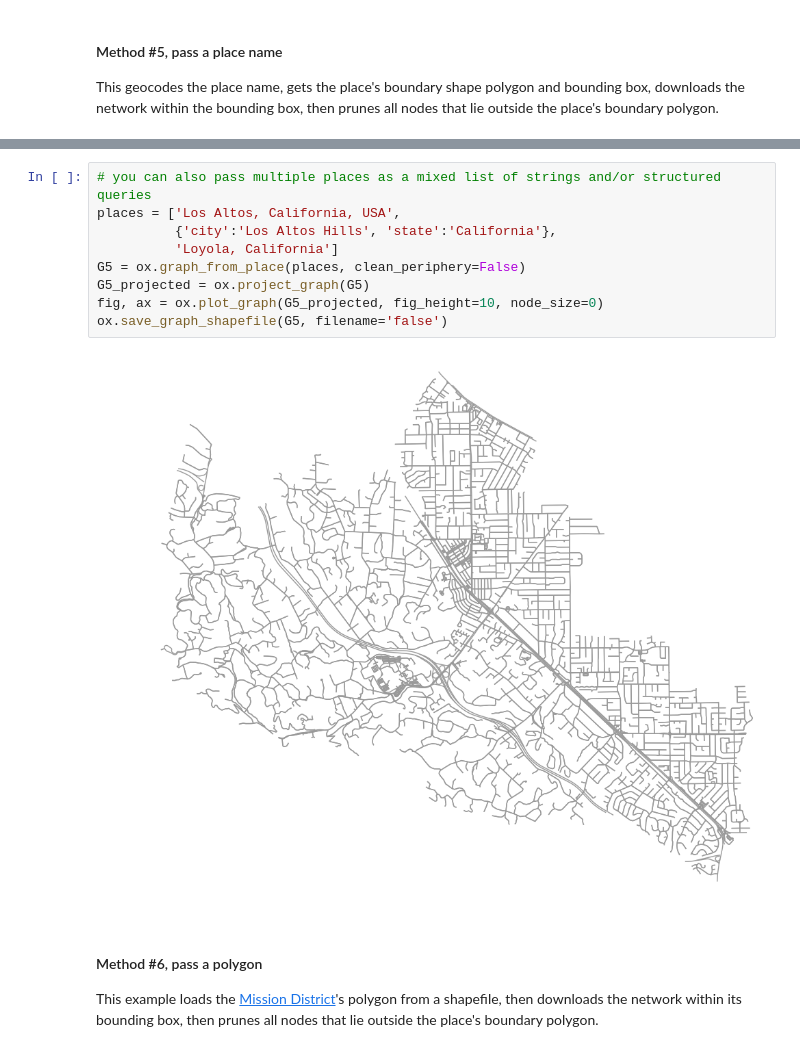
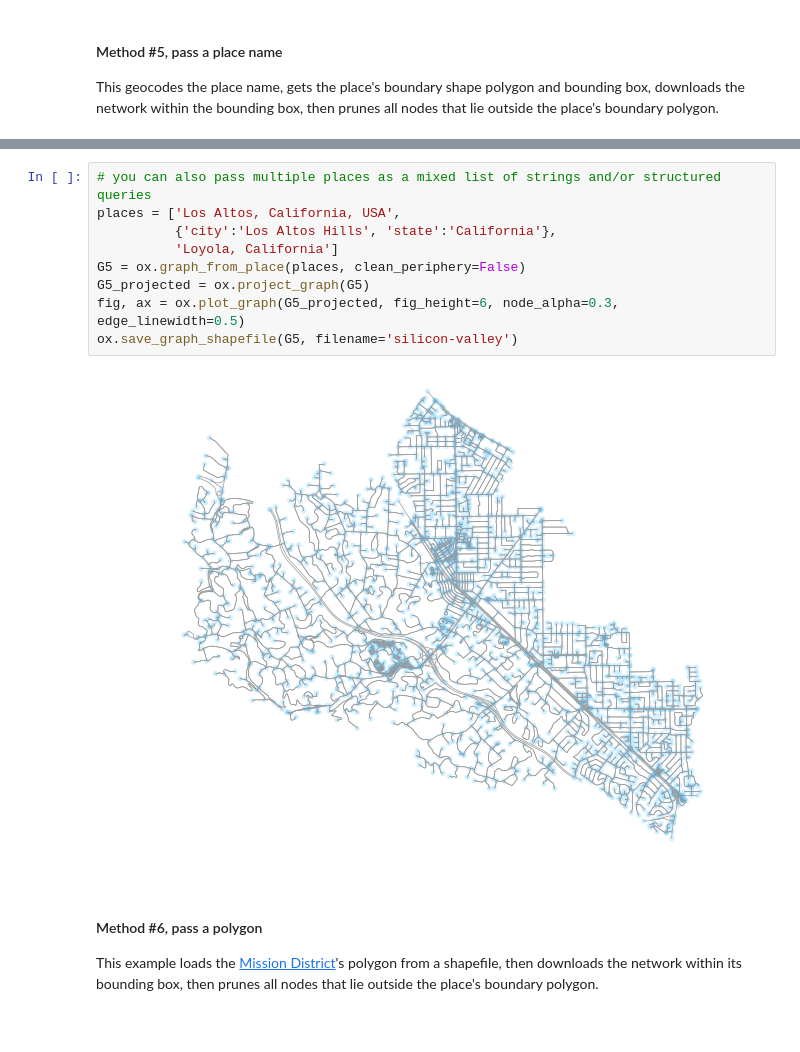
Before and after one commit to gboeing/ppde642, a Jupyter notebook: 21-Urban-Street-Networks/01-osmnx-overview.ipynb, the cells around one changed output, grey strips where cells are left out. Saved outputs shown, nothing was run; the diff lists cells and outputs as text.

```diff
--- a/21-Urban-Street-Networks/01-osmnx-overview.ipynb
+++ b/21-Urban-Street-Networks/01-osmnx-overview.ipynb
@@ -128,14 +143,14 @@ fig, ax = ox.plot_graph(G5_projected)
 # %%
 # you can also pass multiple places as a mixed list of strings and/or structured queries
 places = ['Los Altos, California, USA',
           {'city':'Los Altos Hills', 'state':'California'},
           'Loyola, California']
 G5 = ox.graph_from_place(places, clean_periphery=False)
 G5_projected = ox.project_graph(G5)
-fig, ax = ox.plot_graph(G5_projected, fig_height=10, node_size=0)
-ox.save_graph_shapefile(G5, filename='false')
+fig, ax = ox.plot_graph(G5_projected, fig_height=6, node_alpha=0.3, edge_linewidth=0.5)
+ox.save_graph_shapefile(G5, filename='silicon-valley')
 # %% [output]
-[figure, old version]
+[figure, new version]
 # %% [markdown]
 #### Method #6, pass a polygon ####
 
```
Also changed, not shown: parts of 12 cells of this notebook, 8 other files.
